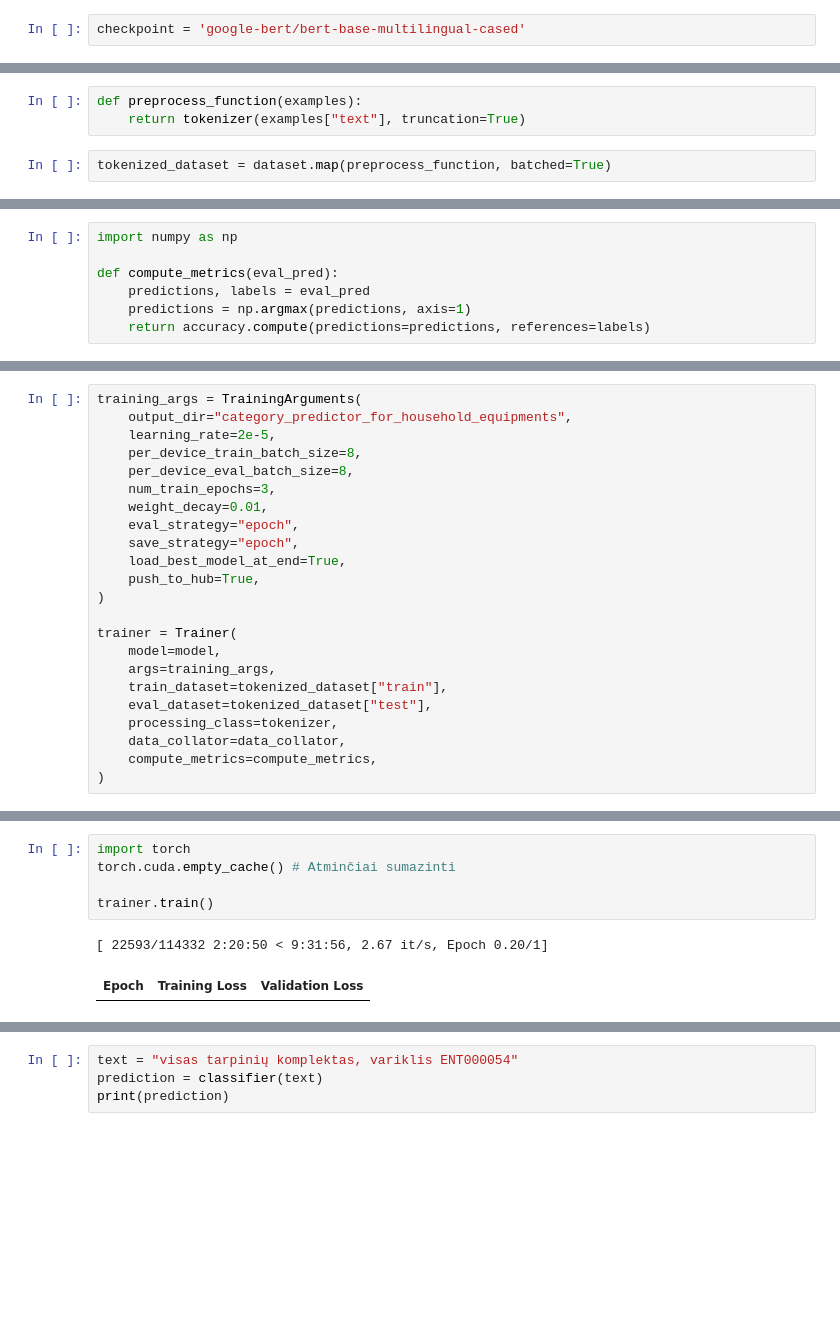
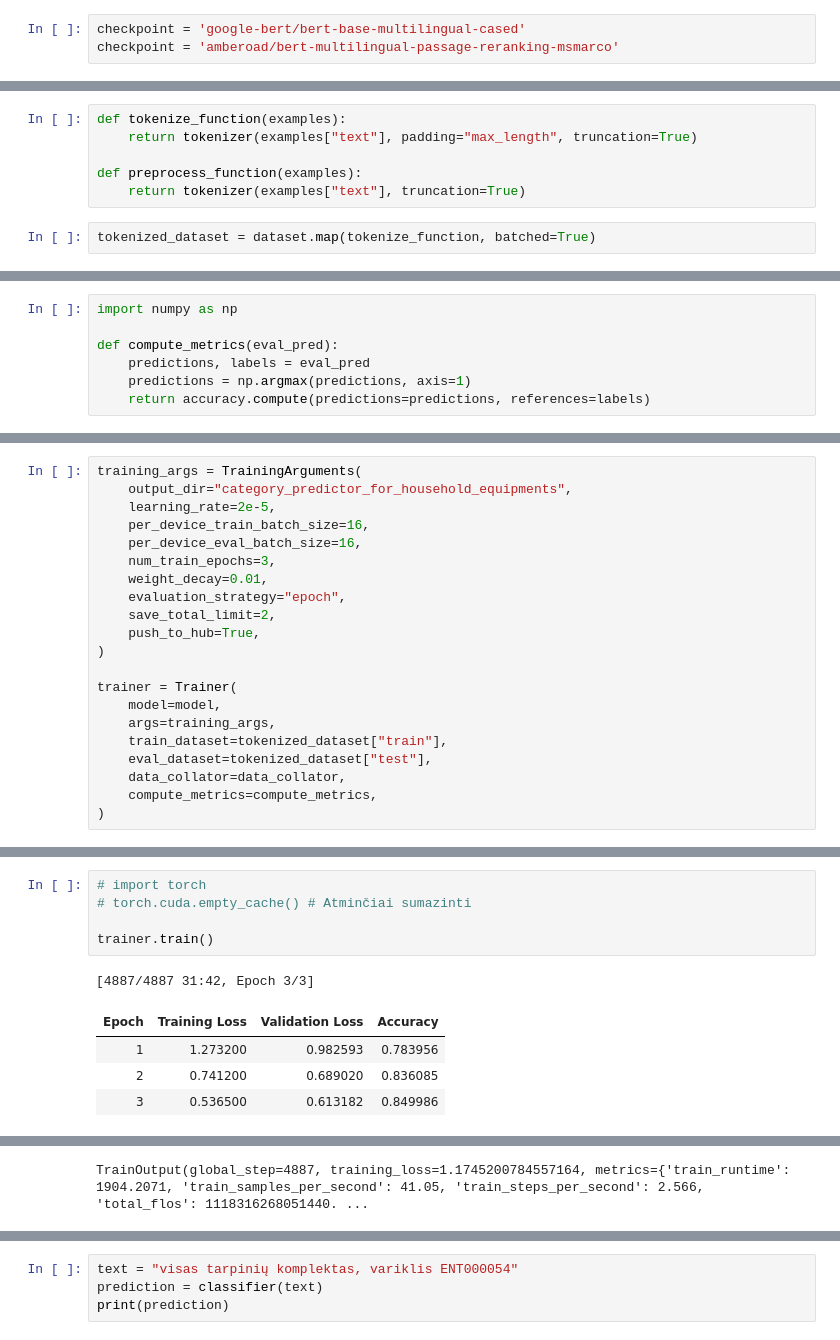
Before and after one commit to Vampyrian/category_predictor, a Jupyter notebook: sample.ipynb, the cells around one changed output, grey strips where cells are left out. Drawn from its saved outputs; the diff is of its cells as text; blank space fills up the shorter version.

```diff
--- a/sample.ipynb
+++ b/sample.ipynb
@@ -71,14 +62,18 @@ dataset['train'][1]
 # %%
 checkpoint = 'google-bert/bert-base-multilingual-cased'
+checkpoint = 'amberoad/bert-multilingual-passage-reranking-msmarco'
 # %%
 from transformers import AutoTokenizer
 
 tokenizer = AutoTokenizer.from_pretrained(checkpoint)
 # %%
+def tokenize_function(examples):
+    return tokenizer(examples["text"], padding="max_length", truncation=True)
+
 def preprocess_function(examples):
     return tokenizer(examples["text"], truncation=True)
 # %%
-tokenized_dataset = dataset.map(preprocess_function, batched=True)
+tokenized_dataset = dataset.map(tokenize_function, batched=True)
 # %%
 from transformers import DataCollatorWithPadding
 
@@ -104,13 +144,12 @@ You should probably TRAIN this model on a down-stream task to be able to use it
 training_args = TrainingArguments(
     output_dir="category_predictor_for_household_equipments",
     learning_rate=2e-5,
-    per_device_train_batch_size=8,
-    per_device_eval_batch_size=8,
+    per_device_train_batch_size=16,
+    per_device_eval_batch_size=16,
     num_train_epochs=3,
     weight_decay=0.01,
-    eval_strategy="epoch",
-    save_strategy="epoch",
-    load_best_model_at_end=True,
+    evaluation_strategy="epoch",
+    save_total_limit=2,
     push_to_hub=True,
 )
 
@@ -119,7 +158,6 @@ trainer = Trainer(
     args=training_args,
     train_dataset=tokenized_dataset["train"],
     eval_dataset=tokenized_dataset["test"],
-    processing_class=tokenizer,
     data_collator=data_collator,
     compute_metrics=compute_metrics,
 )
@@ -128,8 +182,11 @@ TypeError: Trainer.__init__() got an unexpected keyword argument 'processing_cla
 # %%
-import torch
-torch.cuda.empty_cache() # Atminčiai sumazinti
+# import torch
+# torch.cuda.empty_cache() # Atminčiai sumazinti
 
 trainer.train()
 # %% [output]
-[ 22593/114332 2:20:50 < 9:31:56, 2.67 it/s, Epoch 0.20/1]
+[4887/4887 31:42, Epoch 3/3]
-| Epoch | Training Loss | Validation Loss |
+| Epoch | Training Loss | Validation Loss | Accuracy |
+| 1 | 1.273200 | 0.982593 | 0.783956 |
+| 2 | 0.741200 | 0.689020 | 0.836085 |
+| 3 | 0.536500 | 0.613182 | 0.849986 |
@@ -137,3 +210,4 @@ RuntimeError: MPS backend out of memory (MPS allocated: 4.34 GB, other allocatio
+TrainOutput(global_step=4887, training_loss=1.1745200784557164, metrics={'train_runtime': 1904.2071, 'train_samples_per_second': 41.05, 'train_steps_per_second': 2.566, 'total_flos': 1118316268051440. ...
 # %%
 from transformers import pipeline
 
```
Also changed, not shown: parts of 17 cells of this notebook, 1 other file.
